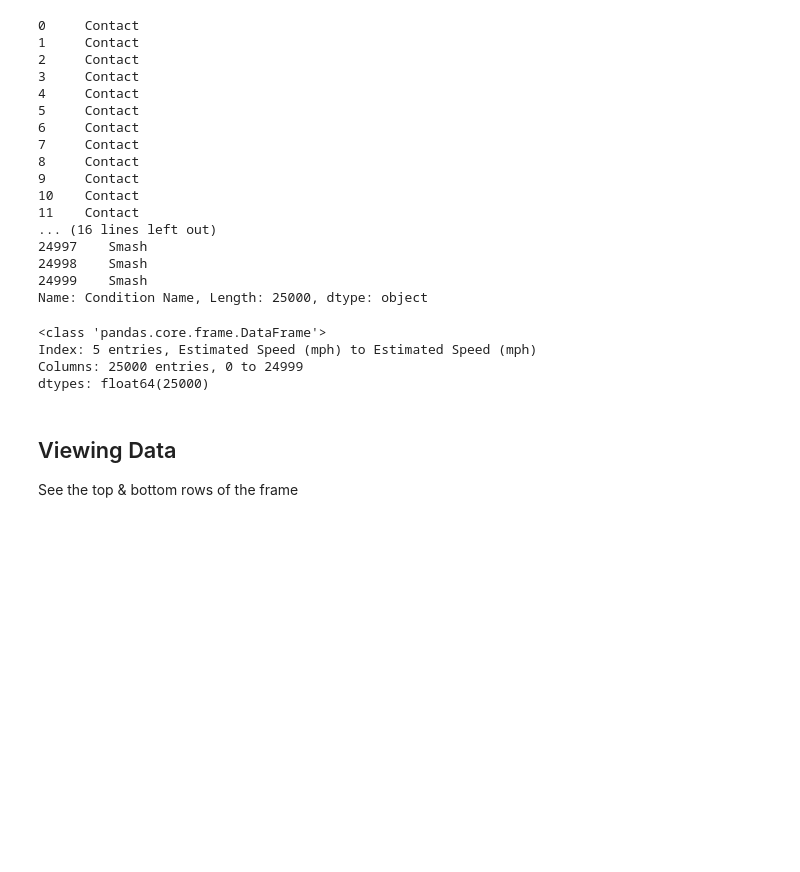
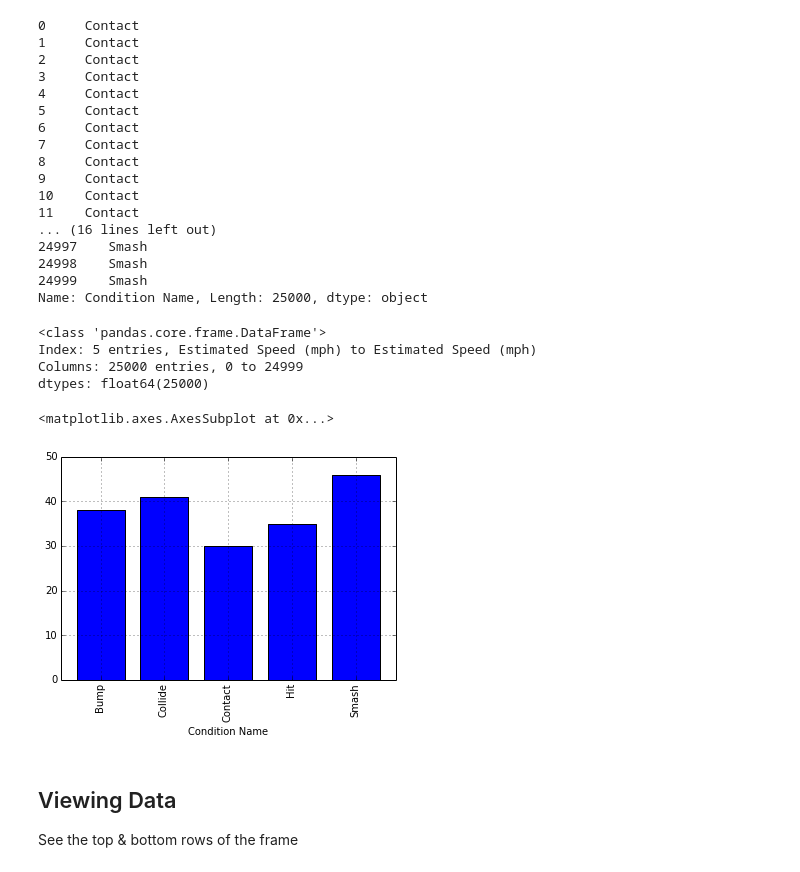
Before and after one commit to jiffyclub/2013-11-23-dlab, a Jupyter notebook: python/data_analysis/Pandas.ipynb, the cells around one changed output. Drawn from its saved outputs; the diff is of its cells as text; code cells hidden in the pictures; blank space fills up the shorter version.

```diff
--- a/python/data_analysis/Pandas.ipynb
+++ b/python/data_analysis/Pandas.ipynb
@@ -265,6 +265,13 @@ df
 Index: 5 entries, Estimated Speed (mph) to Estimated Speed (mph)
 Columns: 25000 entries, 0 to 24999
 dtypes: float64(25000)
+# %%
+grouped = loftus_data.groupby(loftus_data['Condition Name'])
+# %%
+grouped['Estimated Speed (mph)'].mean().plot(kind='bar')
+# %% [output]
+<matplotlib.axes.AxesSubplot at 0x...>
+[figure, added]
 # %% [markdown]
 ## Viewing Data
 See the top & bottom rows of the frame
```
